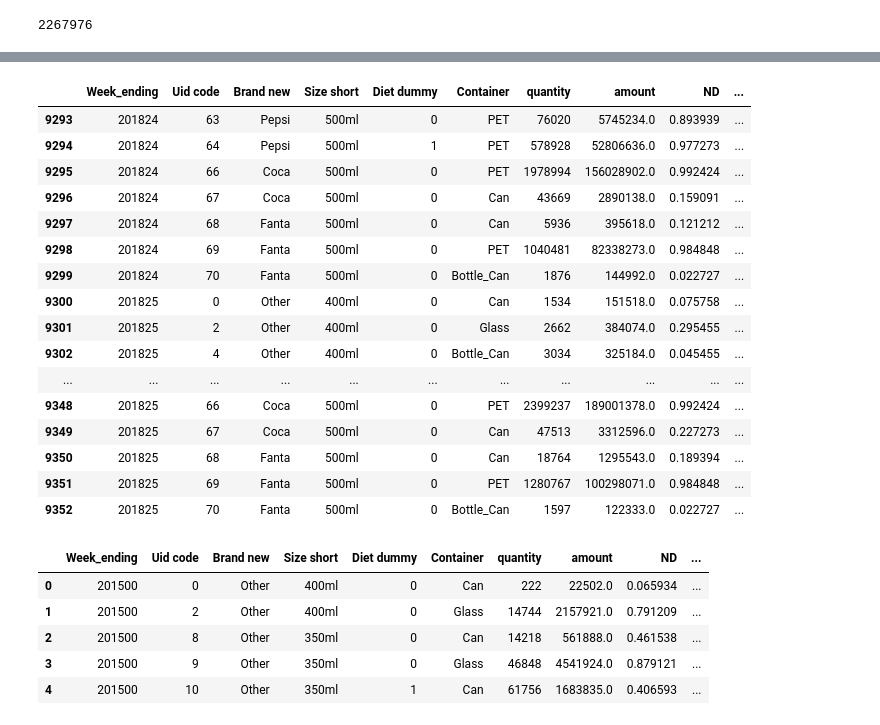
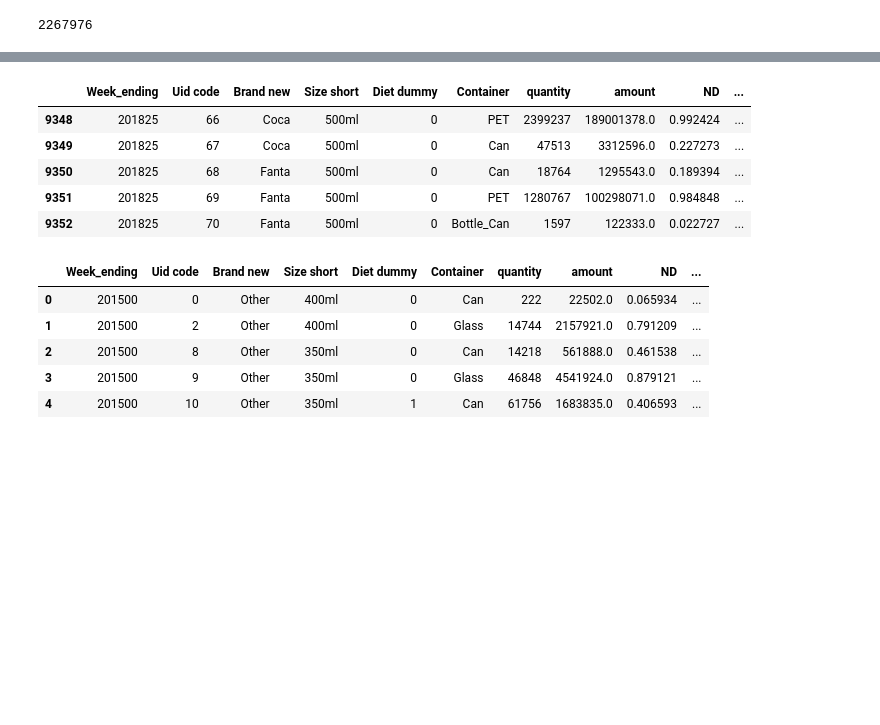
Before and after one commit to kedrboje/tst, a Jupyter notebook: mainLR.ipynb, the cells around one changed output, grey strips where cells are left out. Drawn from its saved outputs; the diff is of its cells as text; code cells hidden in the pictures; blank space fills up the shorter version.

```diff
--- a/mainLR.ipynb
+++ b/mainLR.ipynb
@@ -69,41 +47,31 @@ df.head(45)
 # %%
 tmp_we = 201500
 
 tmp_q = np.array(df[df['Week_ending'] == tmp_we]['quantity'])
 
 def set_PoS(i):
+    """Function for calculating Part of Sales for each Uid"""
     tmp_we = i
     tmp_q = np.array(df[df['Week_ending'] == tmp_we]['quantity'])
     tmp_total = tmp_q.sum()
     df.loc[df['Week_ending'] == tmp_we, 'PoS'] = df['quantity']/tmp_total
     one = np.array(df.loc[df['Week_ending'] == tmp_we, 'PoS']).sum()
     if round(one) != 1:
 #         print(one)
         raise ValueError
 
 for i in range(201501, 201553):
     set_PoS(i)
 for i in range(201601, 201653):
     set_PoS(i)
 for i in range(201701, 201754):
     set_PoS(i)
 for i in range(201801, 201826):
     set_PoS(i)
 
-df.tail(60)
+df.tail()
 # %% [output]
 |  | Week_ending | Uid code | Brand new | Size short | Diet dummy | Container | quantity | amount | ND | ... |
-| 9293 | 201824 | 63 | Pepsi | 500ml | 0 | PET | 76020 | 5745234.0 | 0.893939 | ... |
-| 9294 | 201824 | 64 | Pepsi | 500ml | 1 | PET | 578928 | 52806636.0 | 0.977273 | ... |
-| 9295 | 201824 | 66 | Coca | 500ml | 0 | PET | 1978994 | 156028902.0 | 0.992424 | ... |
-| 9296 | 201824 | 67 | Coca | 500ml | 0 | Can | 43669 | 2890138.0 | 0.159091 | ... |
-| 9297 | 201824 | 68 | Fanta | 500ml | 0 | Can | 5936 | 395618.0 | 0.121212 | ... |
-| 9298 | 201824 | 69 | Fanta | 500ml | 0 | PET | 1040481 | 82338273.0 | 0.984848 | ... |
-| 9299 | 201824 | 70 | Fanta | 500ml | 0 | Bottle_Can | 1876 | 144992.0 | 0.022727 | ... |
-| 9300 | 201825 | 0 | Other | 400ml | 0 | Can | 1534 | 151518.0 | 0.075758 | ... |
-| 9301 | 201825 | 2 | Other | 400ml | 0 | Glass | 2662 | 384074.0 | 0.295455 | ... |
-| 9302 | 201825 | 4 | Other | 400ml | 0 | Bottle_Can | 3034 | 325184.0 | 0.045455 | ... |
-| ... | ... | ... | ... | ... | ... | ... | ... | ... | ... | ... |
 | 9348 | 201825 | 66 | Coca | 500ml | 0 | PET | 2399237 | 189001378.0 | 0.992424 | ... |
 | 9349 | 201825 | 67 | Coca | 500ml | 0 | Can | 47513 | 3312596.0 | 0.227273 | ... |
 | 9350 | 201825 | 68 | Fanta | 500ml | 0 | Can | 18764 | 1295543.0 | 0.189394 | ... |
```
Also changed, not shown: parts of 8 cells of this notebook.
